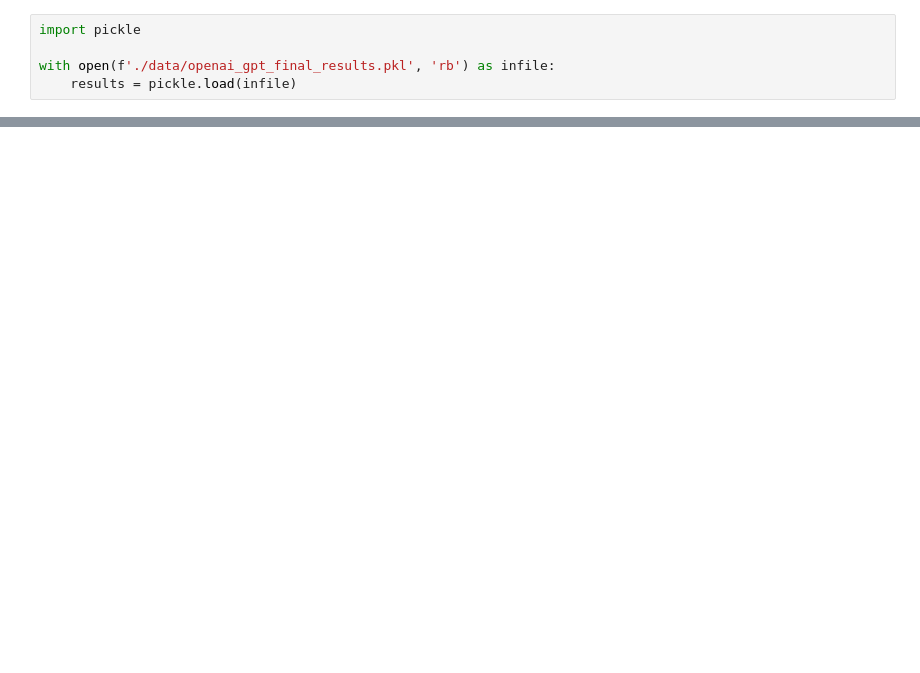
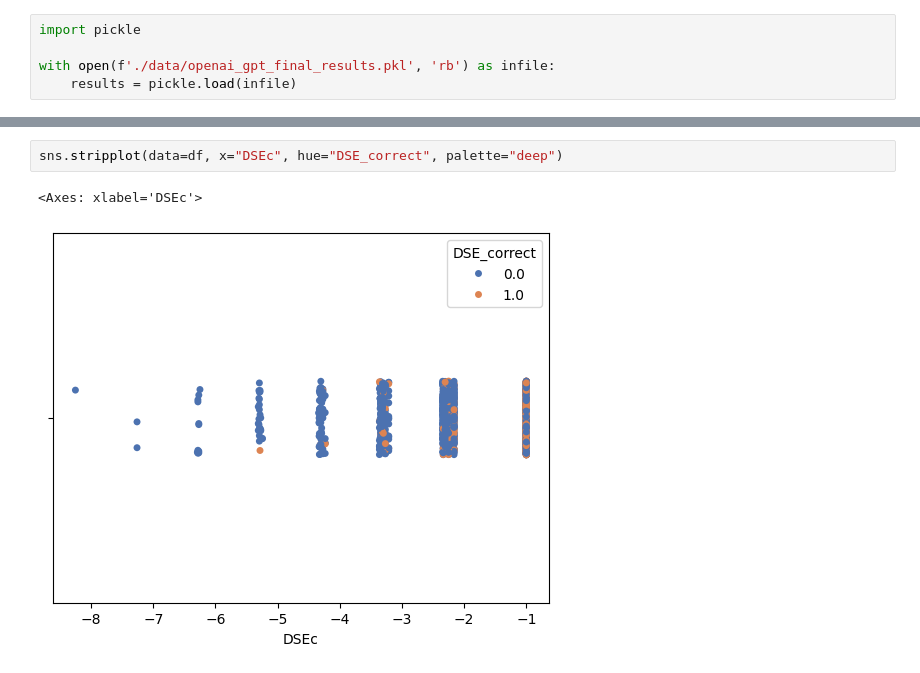
Before and after one commit to jahanpd/mrcog_llm_uncertainty, a Jupyter notebook: metric_distribution.ipynb, the cells around one changed output, grey strips where cells are left out. Cells and saved outputs as stored; diff of their text form; blank space fills up the shorter version.

```diff
--- a/metric_distribution.ipynb
+++ b/metric_distribution.ipynb
@@ -61,0 +64,5 @@ Text(0.5, 1.0, 'Perplexity')
+# %%
+sns.stripplot(data=df, x="DSEc", hue="DSE_correct", palette="deep")
+# %% [output]
+<Axes: xlabel='DSEc'>
+[figure, added]
```
Also changed, not shown: parts of 2 cells of this notebook, 3 other files.
